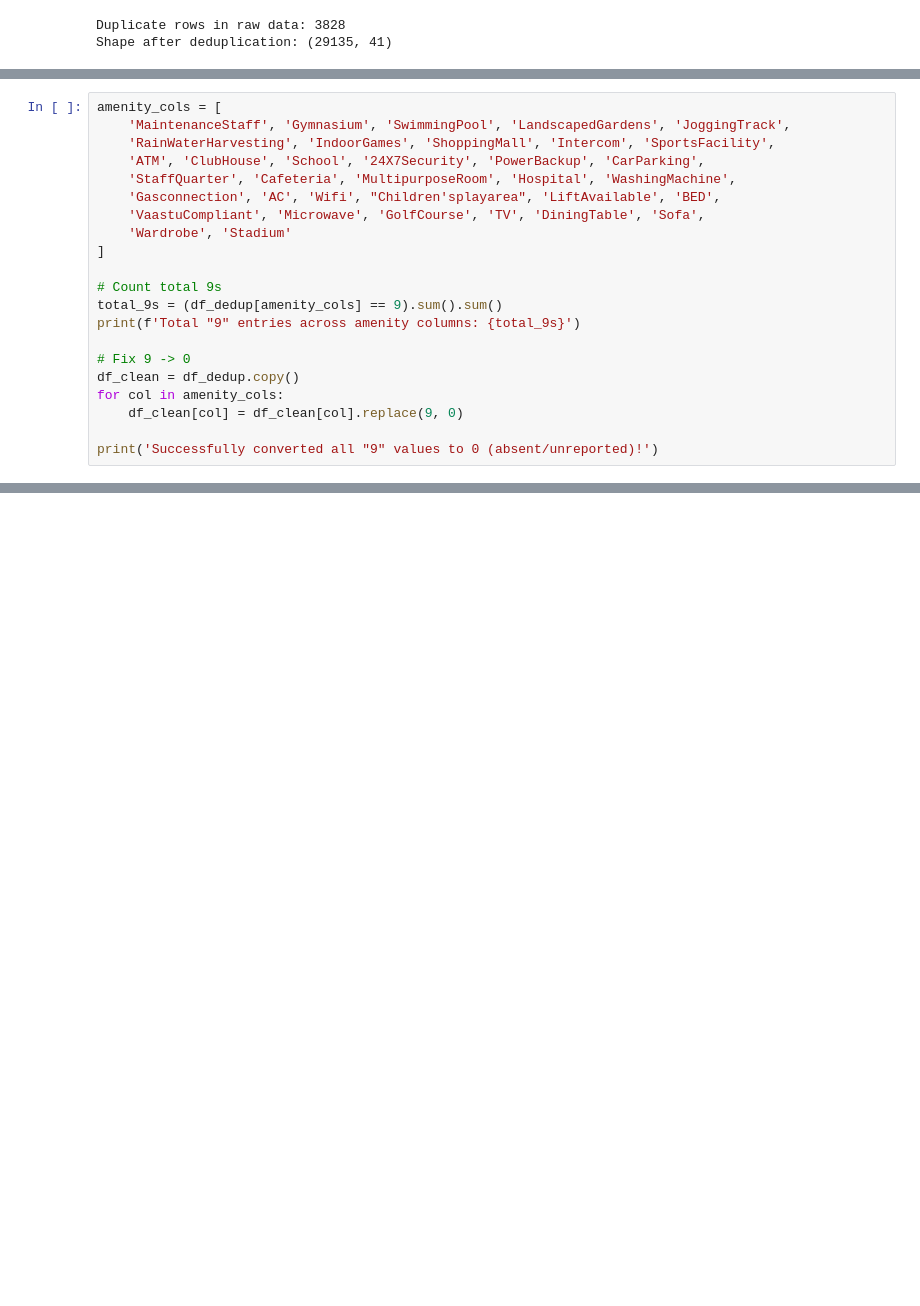
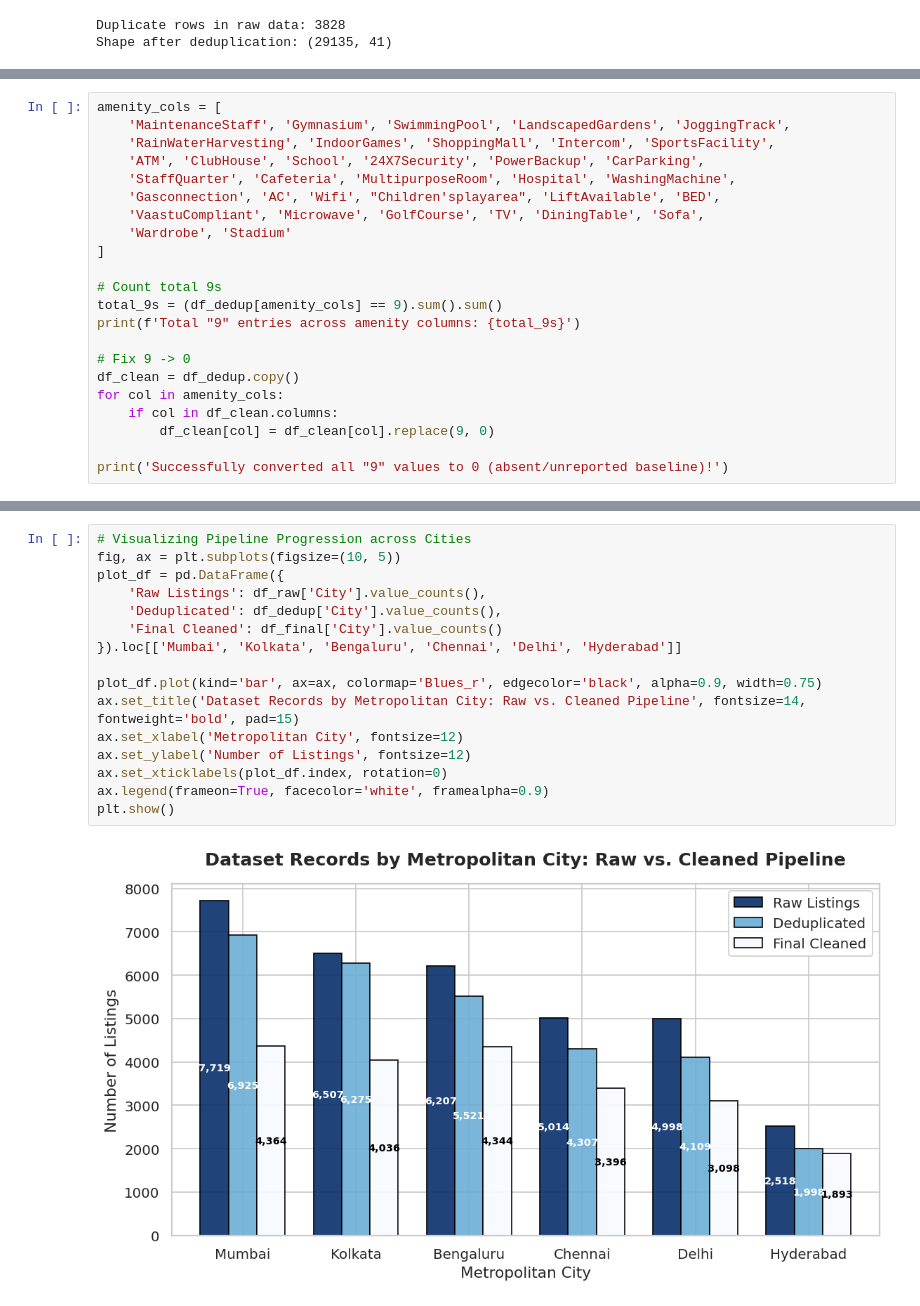
Before and after one commit to VysyarajuHansuja/PropertyGuard, a Jupyter notebook: clean_dataset.ipynb, the cells around one changed output, grey strips where cells are left out. Saved outputs shown, nothing was run; the diff lists cells and outputs as text; blank space fills up the shorter version.

```diff
--- a/clean_dataset.ipynb
+++ b/clean_dataset.ipynb
@@ -74,8 +88,9 @@ print(f'Total "9" entries across amenity columns: {total_9s}')
 # Fix 9 -> 0
 df_clean = df_dedup.copy()
 for col in amenity_cols:
-    df_clean[col] = df_clean[col].replace(9, 0)
+    if col in df_clean.columns:
+        df_clean[col] = df_clean[col].replace(9, 0)
 
-print('Successfully converted all "9" values to 0 (absent/unreported)!')
+print('Successfully converted all "9" values to 0 (absent/unreported baseline)!')
 # %% [output]
 Total "9" entries across amenity columns: 731815
@@ -139,0 +207,18 @@ Successfully saved cleaned_house_prices_6cities.csv!
+# %%
+# Visualizing Pipeline Progression across Cities
+fig, ax = plt.subplots(figsize=(10, 5))
+plot_df = pd.DataFrame({
+    'Raw Listings': df_raw['City'].value_counts(),
+    'Deduplicated': df_dedup['City'].value_counts(),
+    'Final Cleaned': df_final['City'].value_counts()
+}).loc[['Mumbai', 'Kolkata', 'Bengaluru', 'Chennai', 'Delhi', 'Hyderabad']]
+
+plot_df.plot(kind='bar', ax=ax, colormap='Blues_r', edgecolor='black', alpha=0.9, width=0.75)
+ax.set_title('Dataset Records by Metropolitan City: Raw vs. Cleaned Pipeline', fontsize=14, fontweight='bold', pad=15)
+ax.set_xlabel('Metropolitan City', fontsize=12)
+ax.set_ylabel('Number of Listings', fontsize=12)
+ax.set_xticklabels(plot_df.index, rotation=0)
+ax.legend(frameon=True, facecolor='white', framealpha=0.9)
+plt.show()
+# %% [output]
+[figure, added]
```
Also changed, not shown: parts of 23 cells of this notebook.
